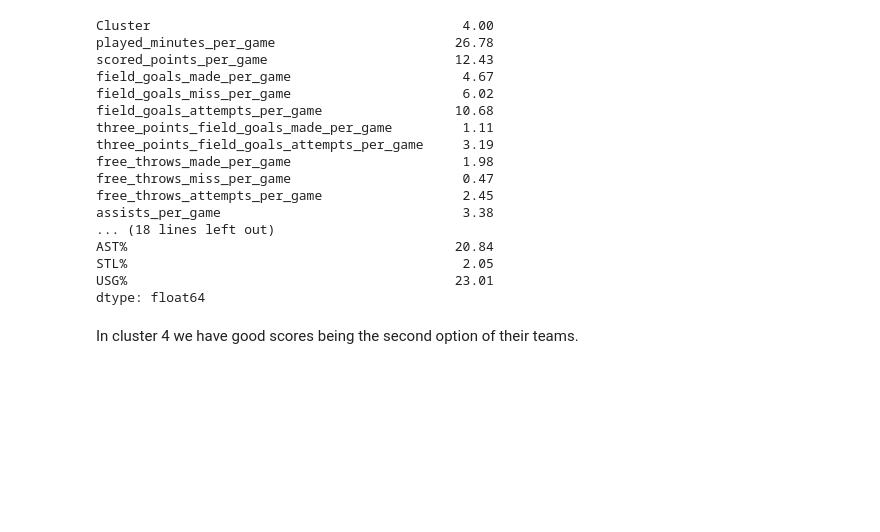
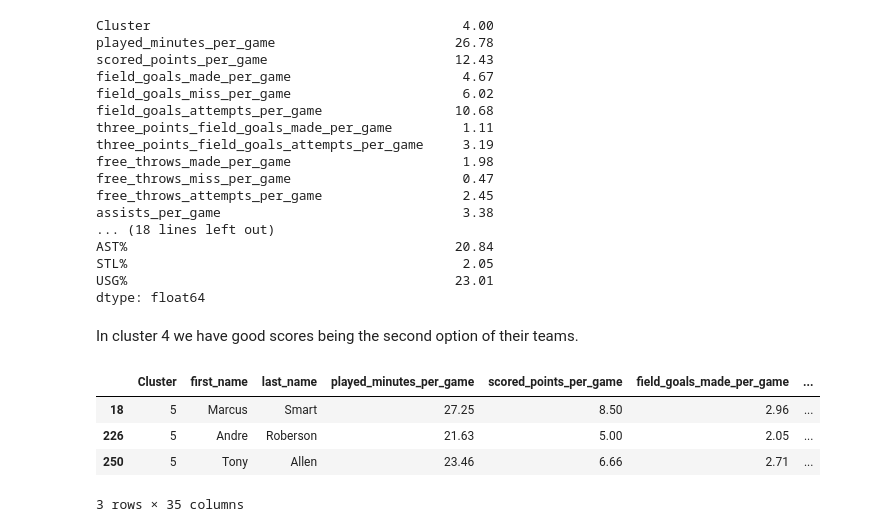
Before and after one commit to JoseRuizCasado/NBAPlayersClustering, a Jupyter notebook: SGClustering.ipynb, the cells around one changed output. Saved outputs shown, nothing was run; the diff lists cells and outputs as text; code cells hidden in the pictures; blank space fills up the shorter version.

```diff
--- a/SGClustering.ipynb
+++ b/SGClustering.ipynb
@@ -899,3 +899,14 @@ USG%                                          23.01
 dtype: float64
 # %% [markdown]
 In cluster 4 we have good scores being the second option of their teams.
+# %%
+pd.set_option('display.float_format', '{:.2f}'.format)
+sg_advanced_cluster5 = sg_advanced[sg_advanced['Cluster'] == 5]
+sg_advanced_cluster5 = sg_advanced_cluster5.drop(['player_id'], 1)
+sg_advanced_cluster5
+# %% [output]
+|  | Cluster | first_name | last_name | played_minutes_per_game | scored_points_per_game | field_goals_made_per_game | ... |
+| 18 | 5 | Marcus | Smart | 27.25 | 8.50 | 2.96 | ... |
+| 226 | 5 | Andre | Roberson | 21.63 | 5.00 | 2.05 | ... |
+| 250 | 5 | Tony | Allen | 23.46 | 6.66 | 2.71 | ... |
+3 rows × 35 columns
```
Also changed, not shown: parts of 7 cells of this notebook, 7 other files.
